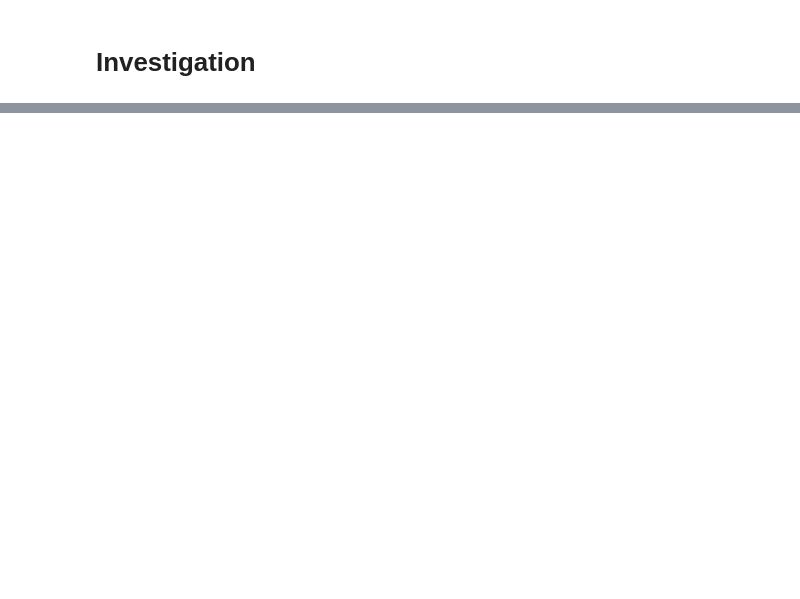
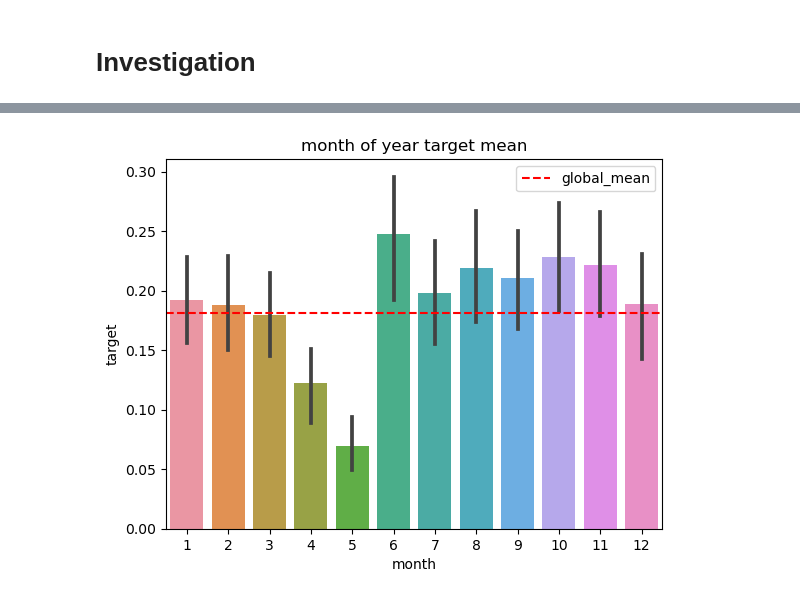
Before and after one commit to chrismilesspringboard/springboard, a Jupyter notebook: 27_ds_interview_process/relax_challenge/relax_challenge/Answer to relax challenge.ipynb, the cells around one changed output, grey strips where cells are left out. Saved outputs shown, nothing was run; the diff lists cells and outputs as text; code cells hidden in the pictures; blank space fills up the shorter version.

```diff
--- a/27_ds_interview_process/relax_challenge/relax_challenge/Answer to relax challenge.ipynb
+++ b/27_ds_interview_process/relax_challenge/relax_challenge/Answer to relax challenge.ipynb
@@ -261,0 +184,9 @@ Name: target, dtype: float64
+# %%
+usr['month'] = usr.creation_time.dt.month
+n_tests = 12
+sns.barplot(usr, x='month', y='target', ci=100 - (5 / n_tests))
+plt.axhline(usr.target.mean(), linestyle='--', color='red', label='global_mean')
+plt.legend()
+plt.title('month of year target mean');
+# %% [output]
+[figure, added]
```
Also changed, not shown: parts of 85 cells of this notebook, 4 other files.
